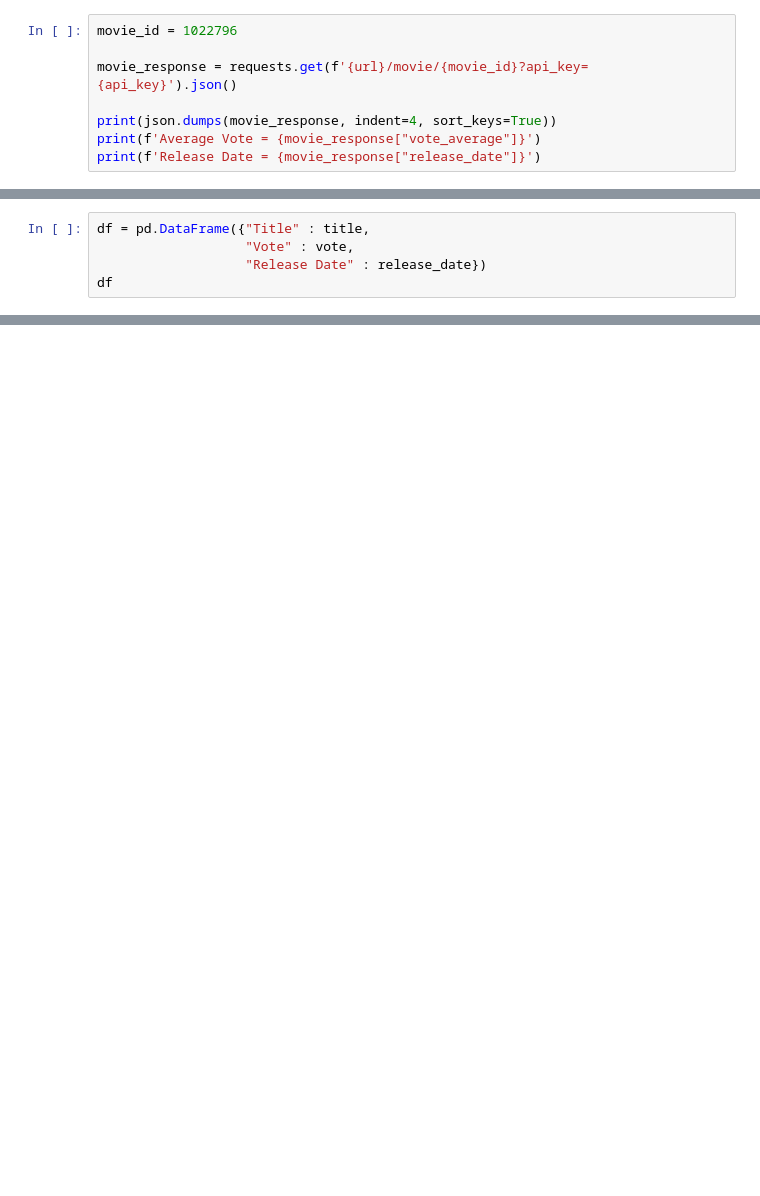
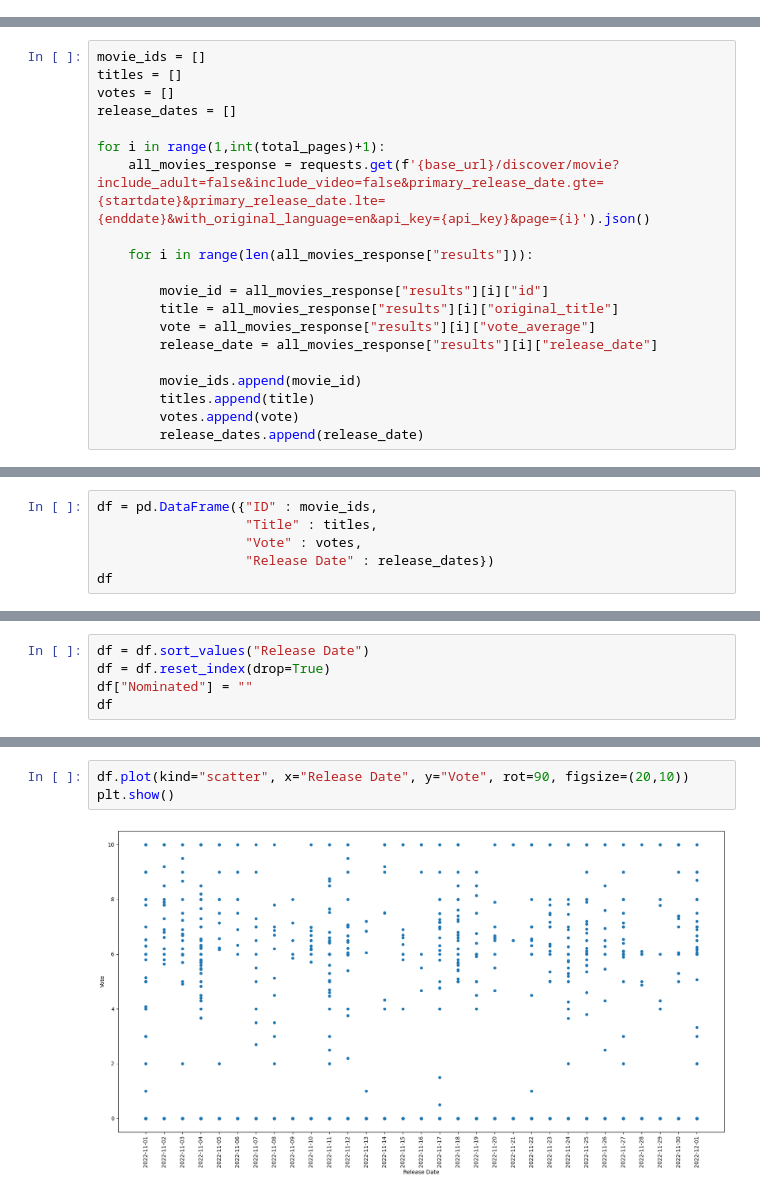
Before and after one commit to jamieah80/group-project-one, a Jupyter notebook: main.ipynb, the cells around one changed output, grey strips where cells are left out. Saved outputs shown, nothing was run; the diff lists cells and outputs as text; blank space fills up the shorter version.

```diff
--- a/main.ipynb
+++ b/main.ipynb
@@ -63,8 +48,0 @@ for i in range(10):
-# %%
-movie_id = 1022796
-
-movie_response = requests.get(f'{url}/movie/{movie_id}?api_key={api_key}').json()
-
-print(json.dumps(movie_response, indent=4, sort_keys=True))
-print(f'Average Vote = {movie_response["vote_average"]}')
-print(f'Release Date = {movie_response["release_date"]}')
@@ -94,0 +49,20 @@ for i in range(10):
+# %%
+movie_ids = []
+titles = []
+votes = []
+release_dates = []
+
+for i in range(1,int(total_pages)+1):
+    all_movies_response = requests.get(f'{base_url}/discover/movie?include_adult=false&include_video=false&primary_release_date.gte={startdate}&primary_release_date.lte={enddate}&with_original_language=en&api_key={api_key}&page={i}').json()
+
+    for i in range(len(all_movies_response["results"])):
+
+        movie_id = all_movies_response["results"][i]["id"]
+        title = all_movies_response["results"][i]["original_title"]
+        vote = all_movies_response["results"][i]["vote_average"]
+        release_date = all_movies_response["results"][i]["release_date"]
+
+        movie_ids.append(movie_id)
+        titles.append(title)
+        votes.append(vote)
+        release_dates.append(release_date)
@@ -95,5 +73,6 @@ for i in range(10):
 # %%
-df = pd.DataFrame({"Title" : title,
-                   "Vote" : vote,
-                   "Release Date" : release_date})
+df = pd.DataFrame({"ID" : movie_ids,
+                   "Title" : titles,
+                   "Vote" : votes,
+                   "Release Date" : release_dates})
 df
@@ -99,0 +93,5 @@ df
+# %%
+df = df.sort_values("Release Date")
+df = df.reset_index(drop=True)
+df["Nominated"] = ""
+df
@@ -99,0 +118,5 @@ df
+# %%
+df.plot(kind="scatter", x="Release Date", y="Vote", rot=90, figsize=(20,10))
+plt.show()
+# %% [output]
+[figure, added]
```
Also changed, not shown: parts of 12 cells of this notebook, 1 other file.
